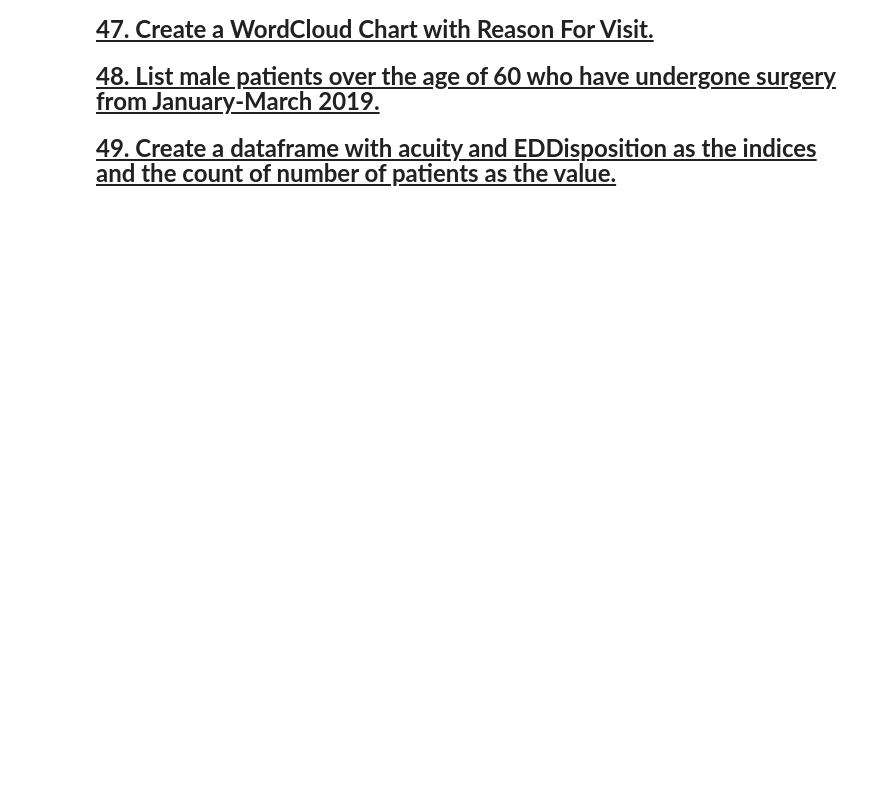
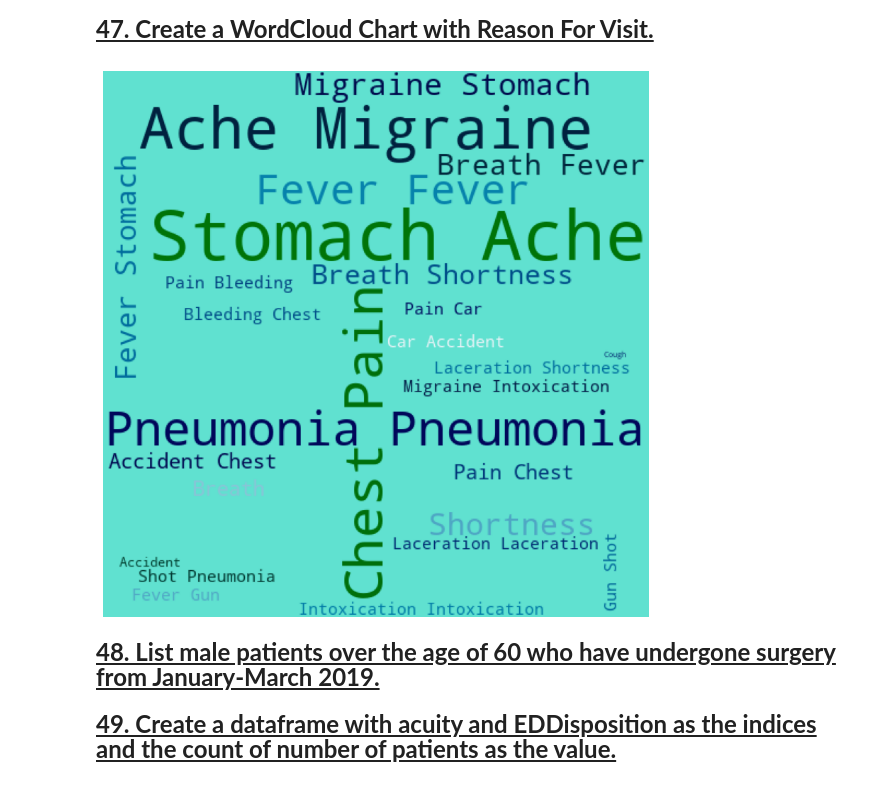
Before and after one commit to JyotsnaSusan/5Py, a Jupyter notebook: 5Py_FinalQuestions.ipynb, the cells around one changed output. Cells and saved outputs as stored; diff of their text form; code cells hidden in the pictures; blank space fills up the shorter version.

```diff
--- a/5Py_FinalQuestions.ipynb
+++ b/5Py_FinalQuestions.ipynb
@@ -493,3 +529,15 @@ plt.show()
+# %%
+df_EDvisits = pd.read_excel("HospitalDatabase.xlsx","EDVisits")
+def plot_cloud(wordcloud):
+    plt.figure(figsize=(10, 10))
+    plt.imshow(wordcloud)
+    plt.axis("off");
+text = df_EDvisits['ReasonForVisit'].tolist()
+text_join = ' '.join(text)
+wordcloud = WordCloud(width = 500, height = 500, background_color='#60E1D0', colormap="ocean",  random_state=10).generate(text_join)
+plot_cloud(wordcloud)
+# %% [output]
+[figure, added]
 # %% [markdown]
 <font size="5"><b><u>48. List male patients over the age of 60 who have undergone surgery from January-March 2019.</u></b></font>
 # %% [markdown]
```
Also changed, not shown: parts of 7 cells of this notebook, 4 other files.
